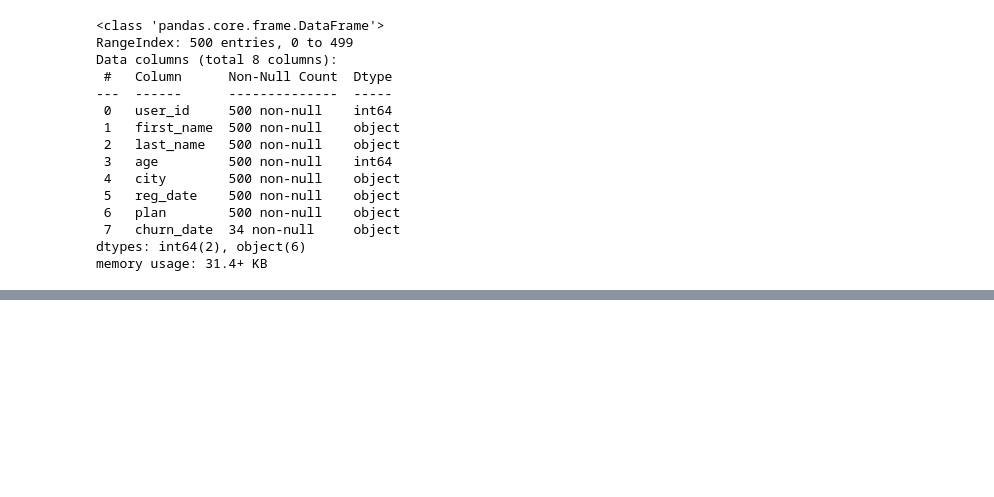
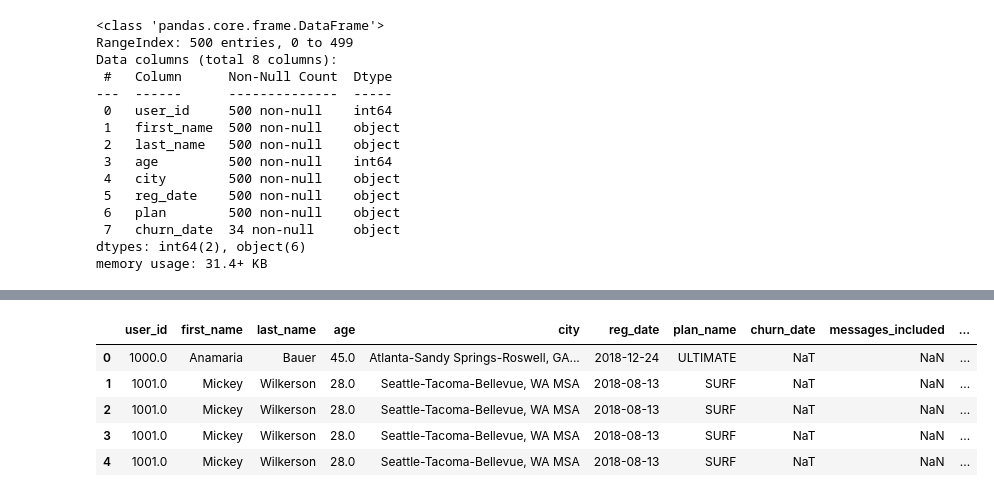
Before and after one commit to Dussand/telecomunicaciones_megaline, a Jupyter notebook: analisis_data.ipynb, the cells around one changed output, grey strips where cells are left out. Cells and saved outputs as stored; diff of their text form; code cells hidden in the pictures; blank space fills up the shorter version.

```diff
--- a/analisis_data.ipynb
+++ b/analisis_data.ipynb
@@ -158,0 +211,8 @@ mega_users = mega_users.rename(columns = {'plan':'plan_name'})
+# %%
+# Calcula la cantidad de minutos usados por cada usuario al mes.
+
+#asigno una variable para calcular los minuto usados por user por mes
+minutos_usados_por_mes = mega_calls.groupby(['user_id', 'month'])['duration'].sum().reset_index(name = 'used_minutes')
+
+#imprimo resultado
+minutos_usados_por_mes.head()
@@ -158,0 +226,7 @@ mega_users = mega_users.rename(columns = {'plan':'plan_name'})
+# %%
+# Calcula el número de mensajes enviados por cada usuario al mes.
+mega_messages['month'] =mega_messages['message_date'].dt.strftime('%B')
+
+#agrupamos por id y mes y contamos los mensajesenviamos
+mensajes_enviados = mega_messages.groupby(['user_id', 'month'])['id'].count().reset_index(name = 'send_messages')
+mensajes_enviados.head()
@@ -158,0 +240,7 @@ mega_users = mega_users.rename(columns = {'plan':'plan_name'})
+# %%
+# Calcula el volumen del tráfico de Internet usado por cada usuario al mes. Guarda el resultado.
+mega_internet['month'] = mega_internet['session_date'].dt.strftime('%B')
+#agrupamos por id y mes y contamos los mensajesenviamos
+trafico_internet = mega_internet.groupby(['user_id', 'month'])['gb_used'].sum().reset_index(name = 'internet_trafic')
+
+trafico_internet.head()
@@ -158,0 +254,4 @@ mega_users = mega_users.rename(columns = {'plan':'plan_name'})
+# %%
+# Fusiona los datos de llamadas, minutos, mensajes e Internet con base en user_id y month
+total_mes_por_usuario = pd.merge(llamadas_hechas, minutos_usados_por_mes, on = ['user_id', 'month']).merge(mensajes_enviados, on = ['user_id', 'month']).merge(trafico_internet, on = ['user_id', 'month'])
+total_mes_por_usuario.head()
@@ -158,0 +265,17 @@ mega_users = mega_users.rename(columns = {'plan':'plan_name'})
+# %%
+# Añade la información de la tarifa
+
+#se crea la variable 'plan_users' que se la union de los dataframe mega_users y mega_plans con la columna en comun 'plan_name'
+plan_users = mega_users.merge(mega_plans, on = 'plan_name', how = 'outer')
+
+#se realiza otro merge de plan users y el dataframe total_mes_por_usuario por user_id
+total_users = plan_users.merge(total_mes_por_usuario, on = 'user_id', how = 'outer')
+
+total_users.head()
+# %% [output]
+|  | user_id | first_name | last_name | age | city | reg_date | plan_name | churn_date | messages_included | ... |
+| 0 | 1000.0 | Anamaria | Bauer | 45.0 | Atlanta-Sandy Springs-Roswell, GA... | 2018-12-24 | ULTIMATE | NaT | NaN | ... |
+| 1 | 1001.0 | Mickey | Wilkerson | 28.0 | Seattle-Tacoma-Bellevue, WA MSA | 2018-08-13 | SURF | NaT | NaN | ... |
+| 2 | 1001.0 | Mickey | Wilkerson | 28.0 | Seattle-Tacoma-Bellevue, WA MSA | 2018-08-13 | SURF | NaT | NaN | ... |
+| 3 | 1001.0 | Mickey | Wilkerson | 28.0 | Seattle-Tacoma-Bellevue, WA MSA | 2018-08-13 | SURF | NaT | NaN | ... |
+| 4 | 1001.0 | Mickey | Wilkerson | 28.0 | Seattle-Tacoma-Bellevue, WA MSA | 2018-08-13 | SURF | NaT | NaN | ... |
```
Also changed, not shown: parts of 8 cells of this notebook.
